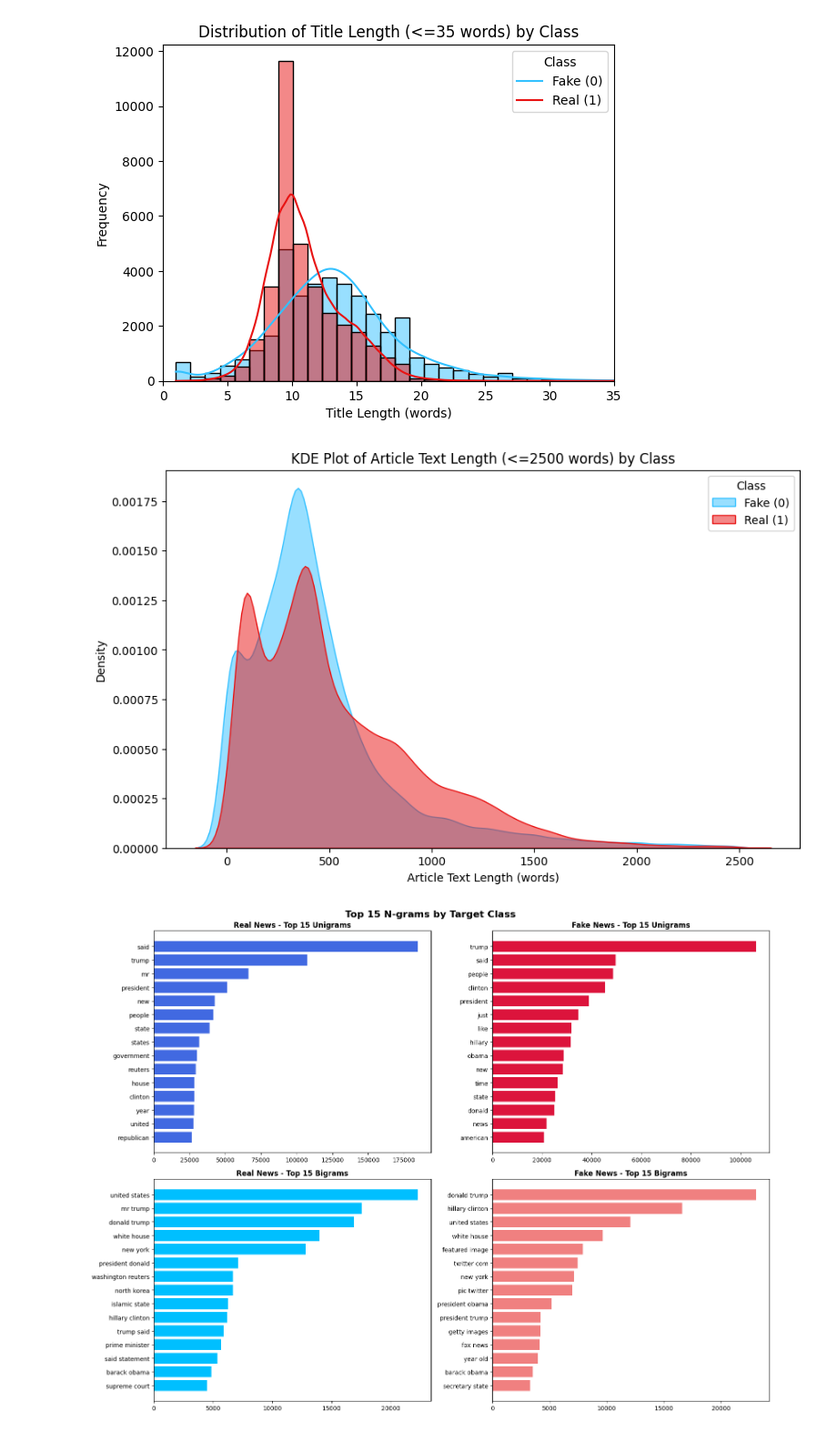
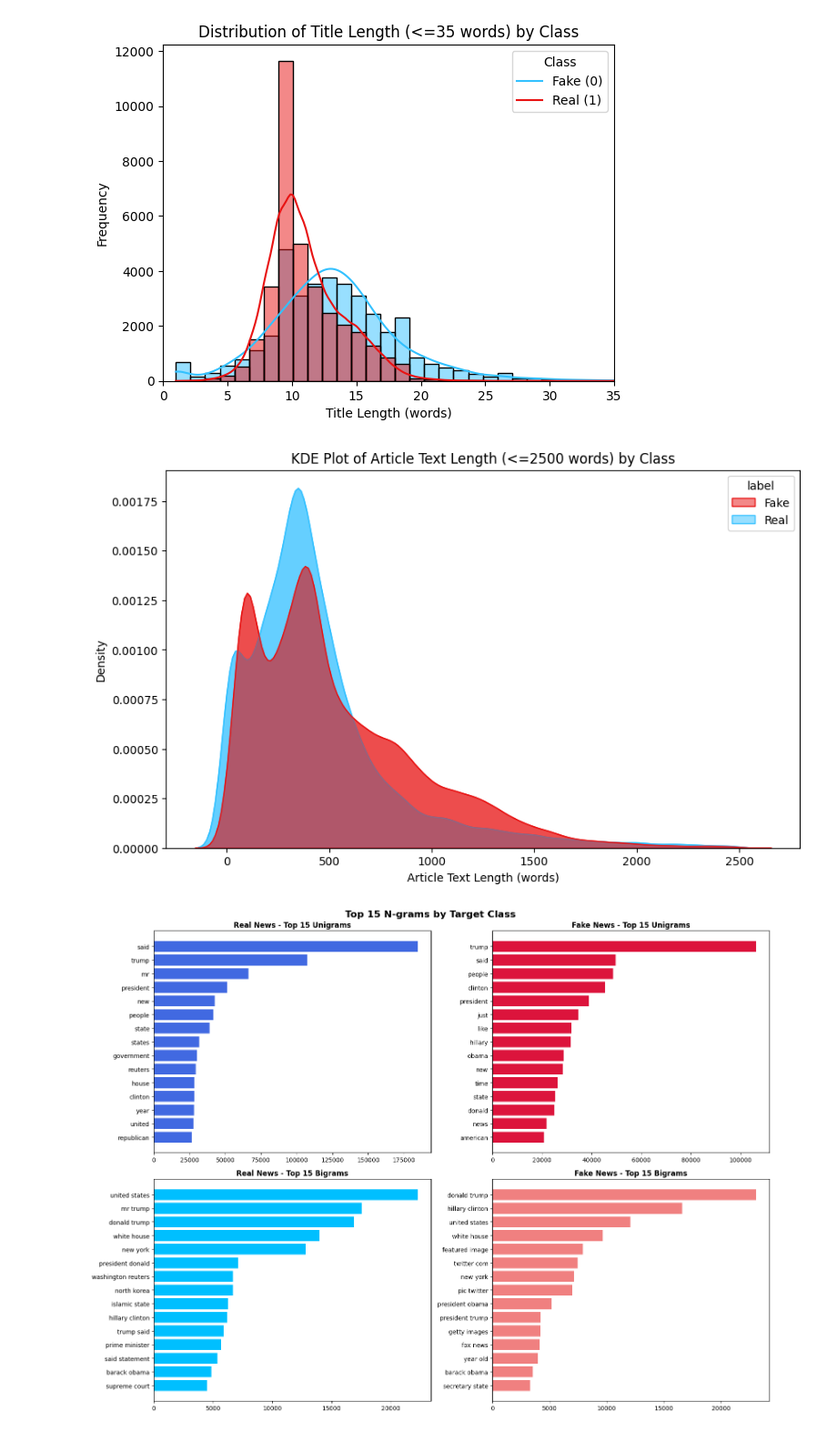
Before and after one commit to jackomazi/data-mining-and-machine-learning-project, a Jupyter notebook: fake_news_analysis_final.ipynb, the cells around one changed output. Shown at 91% size. Cells and saved outputs as stored; diff of their text form; code cells hidden in the pictures.

```diff
--- a/fake_news_analysis_final.ipynb
+++ b/fake_news_analysis_final.ipynb
@@ -193,16 +193,28 @@ plt.show()
 [figure]
 # %%
 df['text_length'] = df['text'].apply(lambda x: len(str(x).split()))
-
+colors = ["#E81313", '#33C1FF']
 plt.figure(figsize=(10, 6))
 sns.kdeplot(data=df[df['text_length']<=2500], x='text_length', hue='label', fill=True, common_norm=False, palette=colors, alpha=0.5)
 plt.title('KDE Plot of Article Text Length (<=2500 words) by Class')
 plt.xlabel('Article Text Length (words)')
 plt.ylabel('Density')
-plt.legend(title='Class', labels=['Fake (0)', 'Real (1)'])
+ax = sns.kdeplot(
+    data=df[df['text_length'] <= 2500],
+    x='text_length',
+    hue='label',
+    fill=True,
+    common_norm=False,
+    palette=colors,
+    alpha=0.5
+)
+
+legend = ax.get_legend()
+legend.texts[0].set_text('Fake')
+legend.texts[1].set_text('Real')
 plt.show()
 # %% [output]
-[figure, old version]
+[figure, new version]
 # %%
 df = df.dropna(subset=["text"])
 
```
Also changed, not shown: parts of 3 cells of this notebook, 4 other files.
